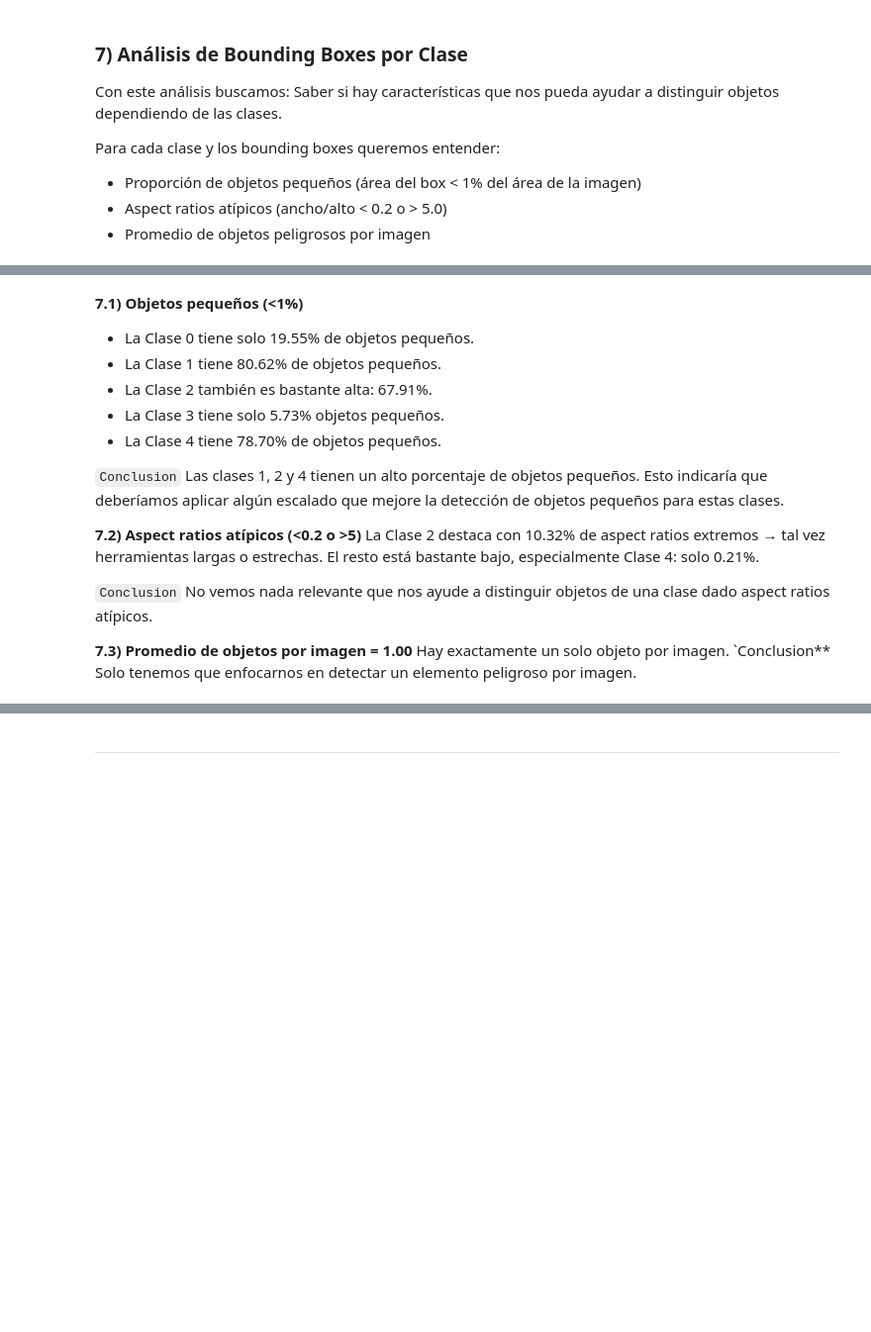
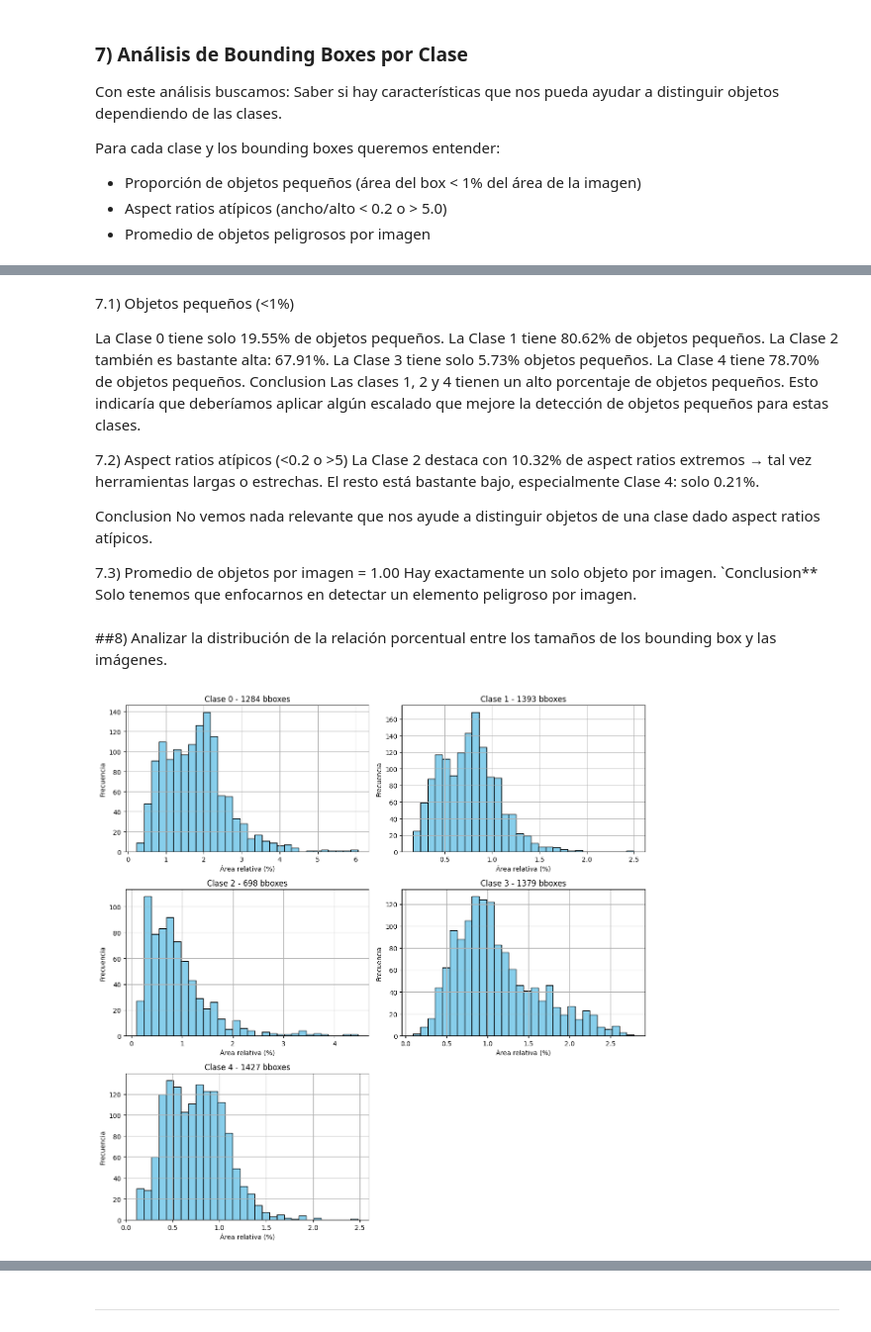
Before and after one commit to matiastripode/ceia-vision-2-tp-integrador, a Jupyter notebook: VPC2_TP_Integrador_(Martin_Paz_Matias_Tripode).ipynb, the cells around one changed output, grey strips where cells are left out. Shown at 99% size. Drawn from its saved outputs; the diff is of its cells as text; code cells hidden in the pictures; blank space fills up the shorter version.

```diff
--- a/VPC2_TP_Integrador_(Martin_Paz_Matias_Tripode).ipynb
+++ b/VPC2_TP_Integrador_(Martin_Paz_Matias_Tripode).ipynb
@@ -436,24 +437,17 @@ Promedio general de objetos peligrosos por imagen: 1.00
 # %% [markdown]
+7.1) Objetos pequeños (<1%)
 
+La Clase 0 tiene solo 19.55% de objetos pequeños.
+La Clase 1 tiene 80.62% de objetos pequeños.
+La Clase 2 también es bastante alta: 67.91%.
+La Clase 3 tiene solo 5.73% objetos pequeños.
+La Clase 4 tiene 78.70% de objetos pequeños.
+Conclusion Las clases 1, 2 y 4 tienen un alto porcentaje de objetos pequeños. Esto indicaría que deberíamos aplicar algún escalado que mejore la detección de objetos pequeños para estas clases.
 
-**7.1) Objetos pequeños (<1%)**
-- La Clase 0 tiene solo 19.55% de objetos pequeños.
-- La Clase 1 tiene 80.62% de objetos pequeños.
-- La Clase 2 también es bastante alta: 67.91%.
-- La Clase 3 tiene solo 5.73% objetos pequeños.
-- La Clase 4 tiene 78.70% de objetos pequeños.
+7.2) Aspect ratios atípicos (<0.2 o >5) La Clase 2 destaca con 10.32% de aspect ratios extremos → tal vez herramientas largas o estrechas. El resto está bastante bajo, especialmente Clase 4: solo 0.21%.
 
-`Conclusion`
-Las clases 1, 2 y 4 tienen un alto porcentaje de objetos pequeños. Esto indicaría que deberíamos aplicar algún escalado que mejore la detección de objetos pequeños para estas clases.
+Conclusion No vemos nada relevante que nos ayude a distinguir objetos de una clase dado aspect ratios atípicos.
 
-**7.2) Aspect ratios atípicos (<0.2 o >5)**
-La Clase 2 destaca con 10.32% de aspect ratios extremos → tal vez herramientas largas o estrechas. El resto está bastante bajo, especialmente Clase 4: solo 0.21%.
-
-`Conclusion`
-No vemos nada relevante que nos ayude a distinguir objetos de una clase dado aspect ratios atípicos.
-
-
-**7.3) Promedio de objetos por imagen = 1.00**
-Hay exactamente un solo objeto por imagen.
-`Conclusion**
-Solo tenemos que enfocarnos en detectar un elemento peligroso por imagen.
+7.3) Promedio de objetos por imagen = 1.00 Hay exactamente un solo objeto por imagen. `Conclusion** Solo tenemos que enfocarnos en detectar un elemento peligroso por imagen.
+# %% [markdown]
+##8) Analizar la distribución de la relación porcentual entre los tamaños de los bounding box y las imágenes.
@@ -459,0 +512,7 @@ Solo tenemos que enfocarnos en detectar un elemento peligroso por imagen.
+# %%
+labels_path = '/content/train/labels'
+images_path = '/content/train/images'
+
+plot_bbox_size_distribution_by_class(labels_path, images_path)
+# %% [output]
+[figure, added]
```
Also changed, not shown: parts of 32 cells of this notebook.
